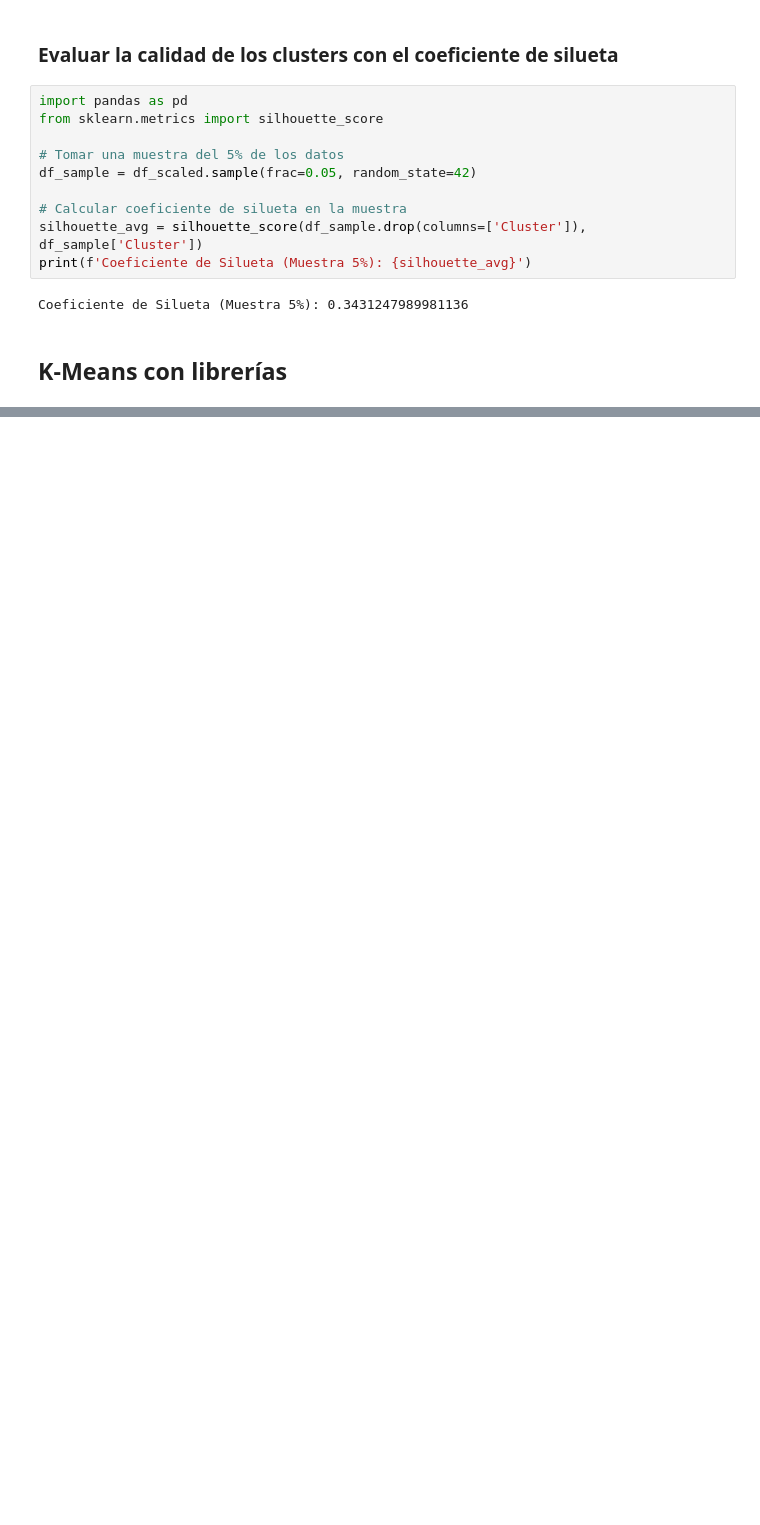
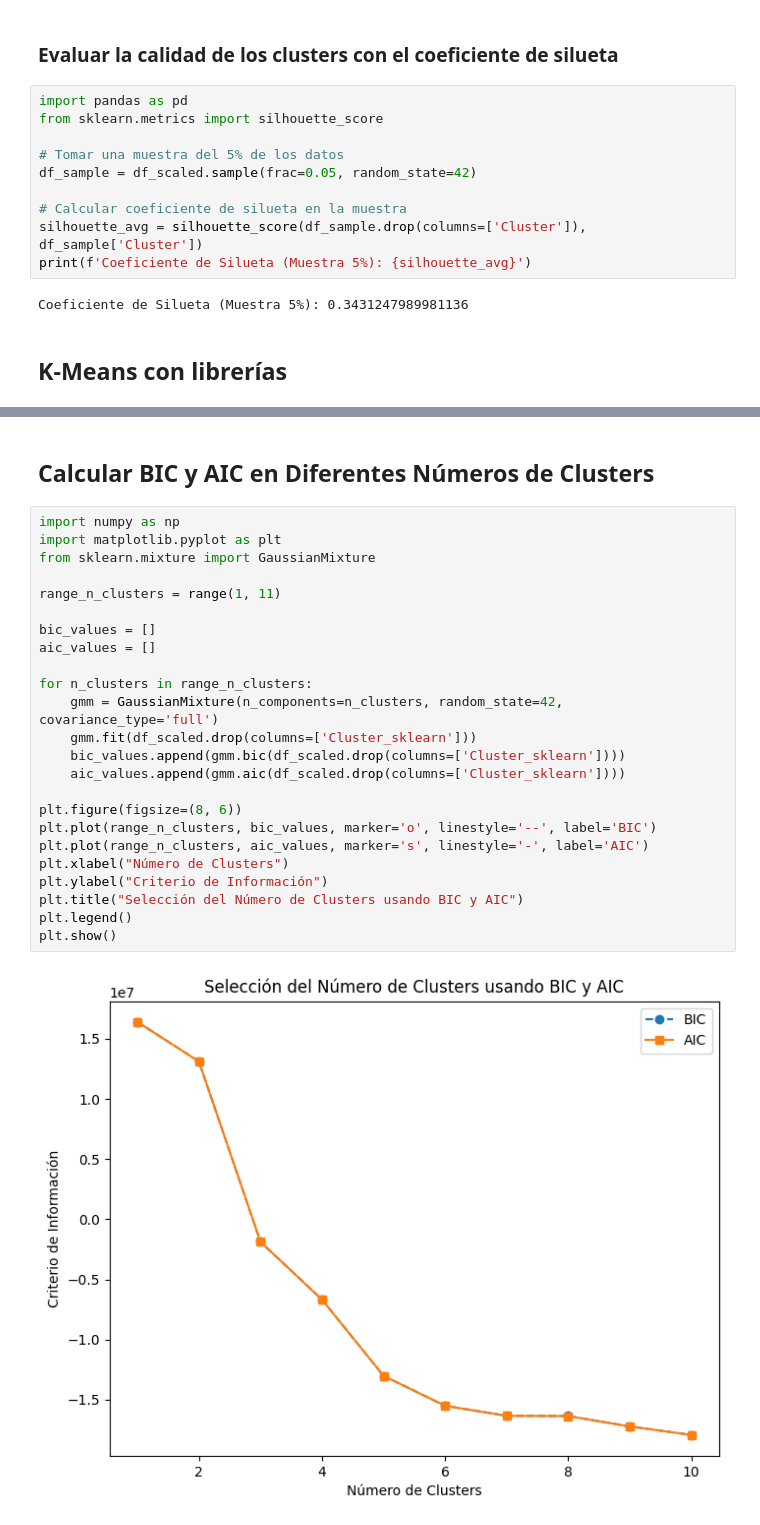
Before and after one commit to Hayser8/IALab4, a Jupyter notebook: lab.ipynb, the cells around one changed output, grey strips where cells are left out. Drawn from its saved outputs; the diff is of its cells as text; blank space fills up the shorter version.

```diff
--- a/lab.ipynb
+++ b/lab.ipynb
@@ -312,0 +415,28 @@ KeyboardInterrupt:
+# %% [markdown]
+## **Calcular BIC y AIC en Diferentes Números de Clusters**
+# %%
+import numpy as np
+import matplotlib.pyplot as plt
+from sklearn.mixture import GaussianMixture
+
+range_n_clusters = range(1, 11)
+
+bic_values = []
+aic_values = []
+
+for n_clusters in range_n_clusters:
+    gmm = GaussianMixture(n_components=n_clusters, random_state=42, covariance_type='full')
+    gmm.fit(df_scaled.drop(columns=['Cluster_sklearn']))
+    bic_values.append(gmm.bic(df_scaled.drop(columns=['Cluster_sklearn'])))
+    aic_values.append(gmm.aic(df_scaled.drop(columns=['Cluster_sklearn'])))
+
+plt.figure(figsize=(8, 6))
+plt.plot(range_n_clusters, bic_values, marker='o', linestyle='--', label='BIC')
+plt.plot(range_n_clusters, aic_values, marker='s', linestyle='-', label='AIC')
+plt.xlabel("Número de Clusters")
+plt.ylabel("Criterio de Información")
+plt.title("Selección del Número de Clusters usando BIC y AIC")
+plt.legend()
+plt.show()
+# %% [output]
+[figure, added]
```
Also changed, not shown: parts of 14 cells of this notebook.
